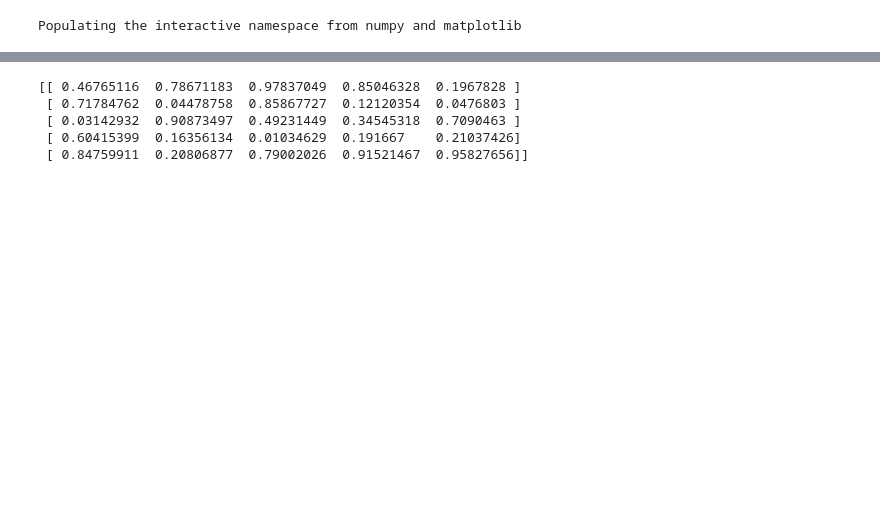
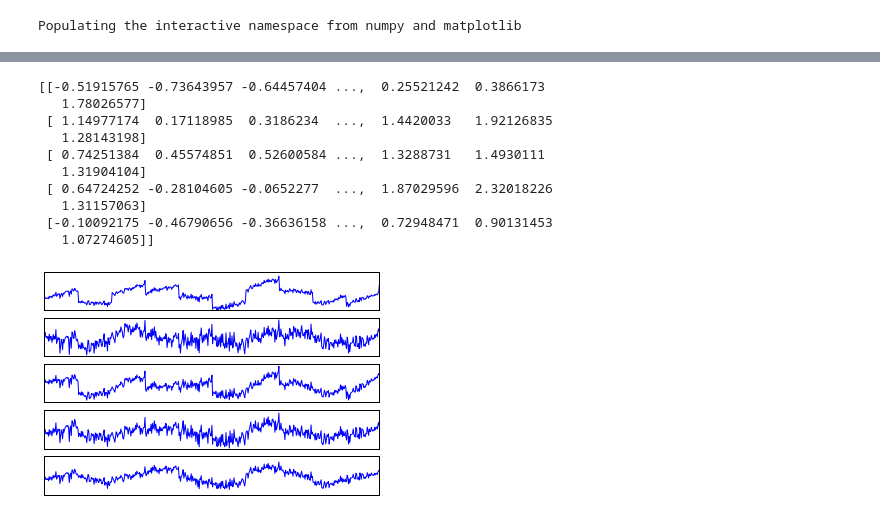
Before and after one commit to stathischaritos/ML-ICA, a Jupyter notebook: ML_LAB_1.ipynb, the cells around one changed output, grey strips where cells are left out. Drawn from its saved outputs; the diff is of its cells as text; code cells hidden in the pictures; blank space fills up the shorter version.

```diff
--- a/ML_LAB_1.ipynb
+++ b/ML_LAB_1.ipynb
@@ -59,11 +59,19 @@ print S
-# %%
-A = random_nonsingular_matrix(5)
-print A
-# %% [output]
-[[ 0.46765116  0.78671183  0.97837049  0.85046328  0.1967828 ]
- [ 0.71784762  0.04478758  0.85867727  0.12120354  0.0476803 ]
- [ 0.03142932  0.90873497  0.49231449  0.34545318  0.7090463 ]
- [ 0.60415399  0.16356134  0.01034629  0.191667    0.21037426]
- [ 0.84759911  0.20806877  0.79002026  0.91521467  0.95827656]]
+# %%
+A = random_nonsingular_matrix(len(S))
+X = np.dot(A,S)
+plot_signals(X)
+print X
+# %% [output]
+[[-0.51915765 -0.73643957 -0.64457404 ...,  0.25521242  0.3866173
+   1.78026577]
+ [ 1.14977174  0.17118985  0.3186234  ...,  1.4420033   1.92126835
+   1.28143198]
+ [ 0.74251384  0.45574851  0.52600584 ...,  1.3288731   1.4930111
+   1.31904104]
+ [ 0.64724252 -0.28104605 -0.0652277  ...,  1.87029596  2.32018226
+   1.31157063]
+ [-0.10092175 -0.46790656 -0.36636158 ...,  0.72948471  0.90131453
+   1.07274605]]
+[figure, added]
 # %%
 def plot_histogram(X , bins = 50):
```
Also changed, not shown: parts of 9 cells of this notebook.
